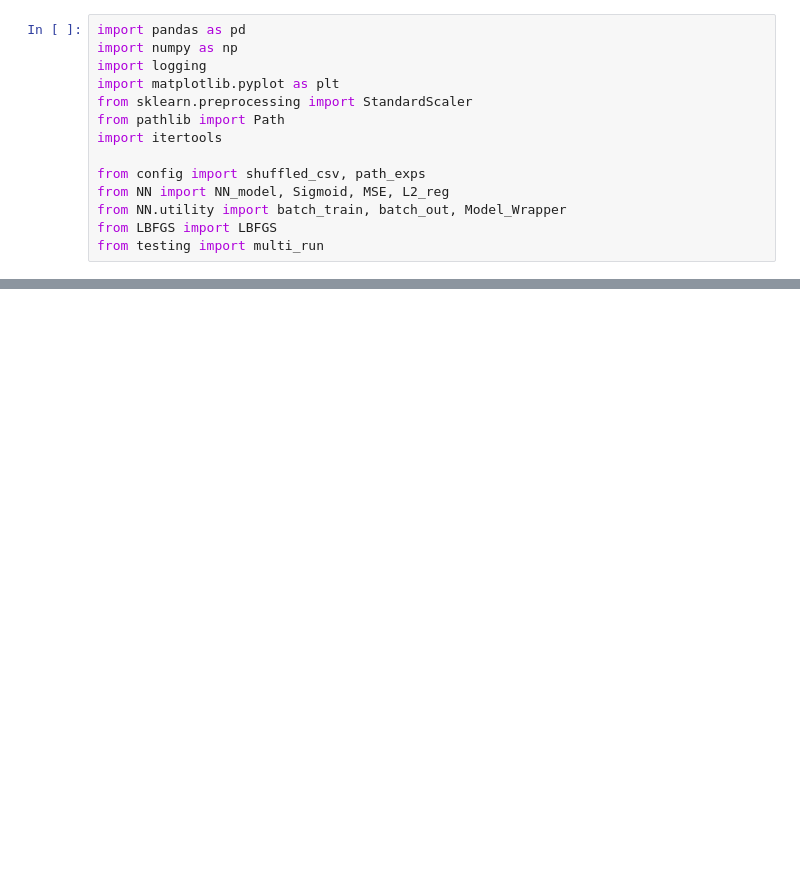
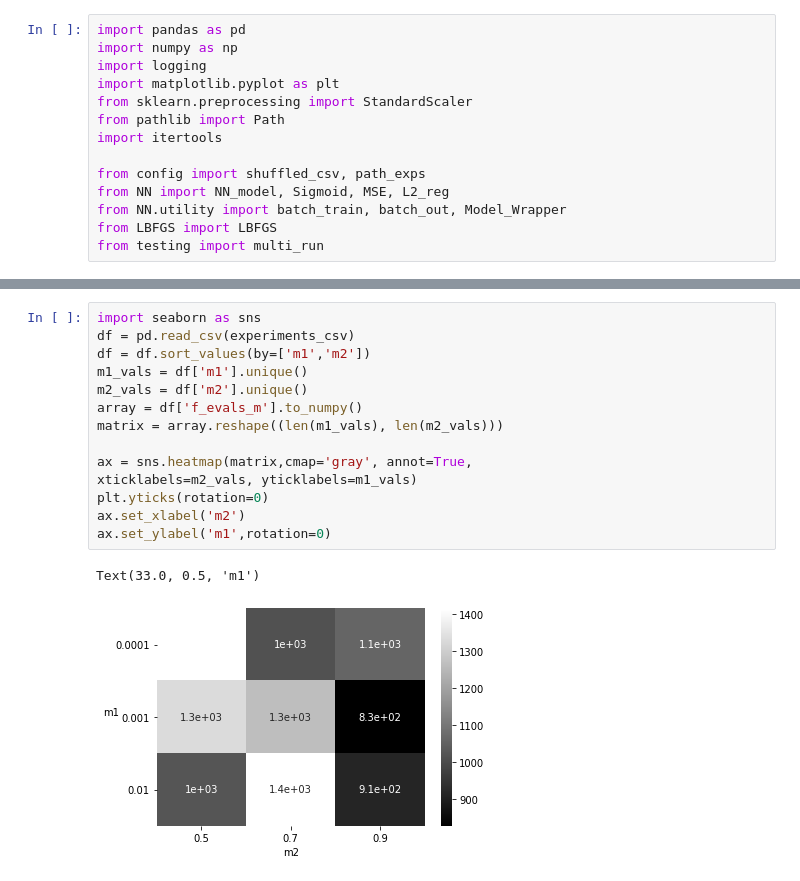
Before and after one commit to michelebersani/ComputationalMathematics, a Jupyter notebook: experiment.ipynb, the cells around one changed output, grey strips where cells are left out. Drawn from its saved outputs; the diff is of its cells as text; blank space fills up the shorter version.

```diff
--- a/experiment.ipynb
+++ b/experiment.ipynb
@@ -88,0 +88,17 @@ df.sort_values(by=['f_evals_m'])
+# %%
+import seaborn as sns
+df = pd.read_csv(experiments_csv)
+df = df.sort_values(by=['m1','m2'])
+m1_vals = df['m1'].unique()
+m2_vals = df['m2'].unique()
+array = df['f_evals_m'].to_numpy()
+matrix = array.reshape((len(m1_vals), len(m2_vals)))
+
+ax = sns.heatmap(matrix,cmap='gray', annot=True,
+xticklabels=m2_vals, yticklabels=m1_vals)
+plt.yticks(rotation=0)
+ax.set_xlabel('m2')
+ax.set_ylabel('m1',rotation=0)
+# %% [output]
+Text(33.0, 0.5, 'm1')
+[figure, added]
```
Also changed, not shown: parts of 2 cells of this notebook, 1 other file.
